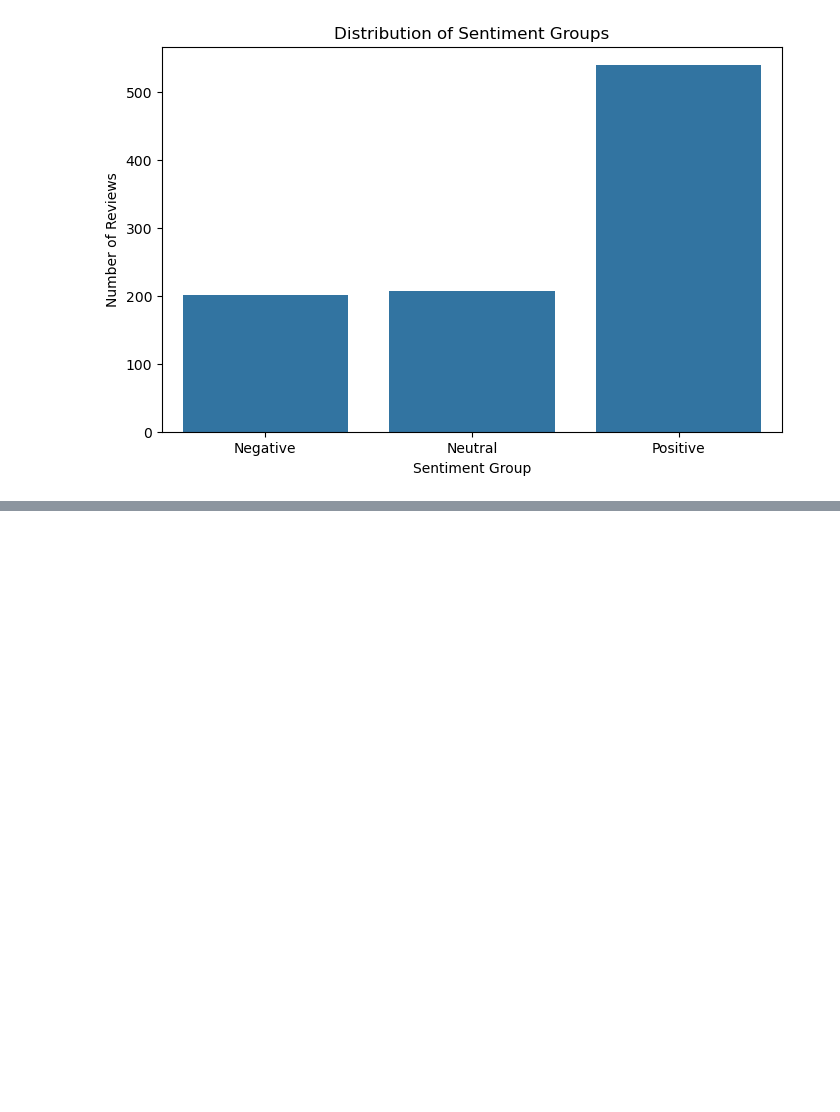
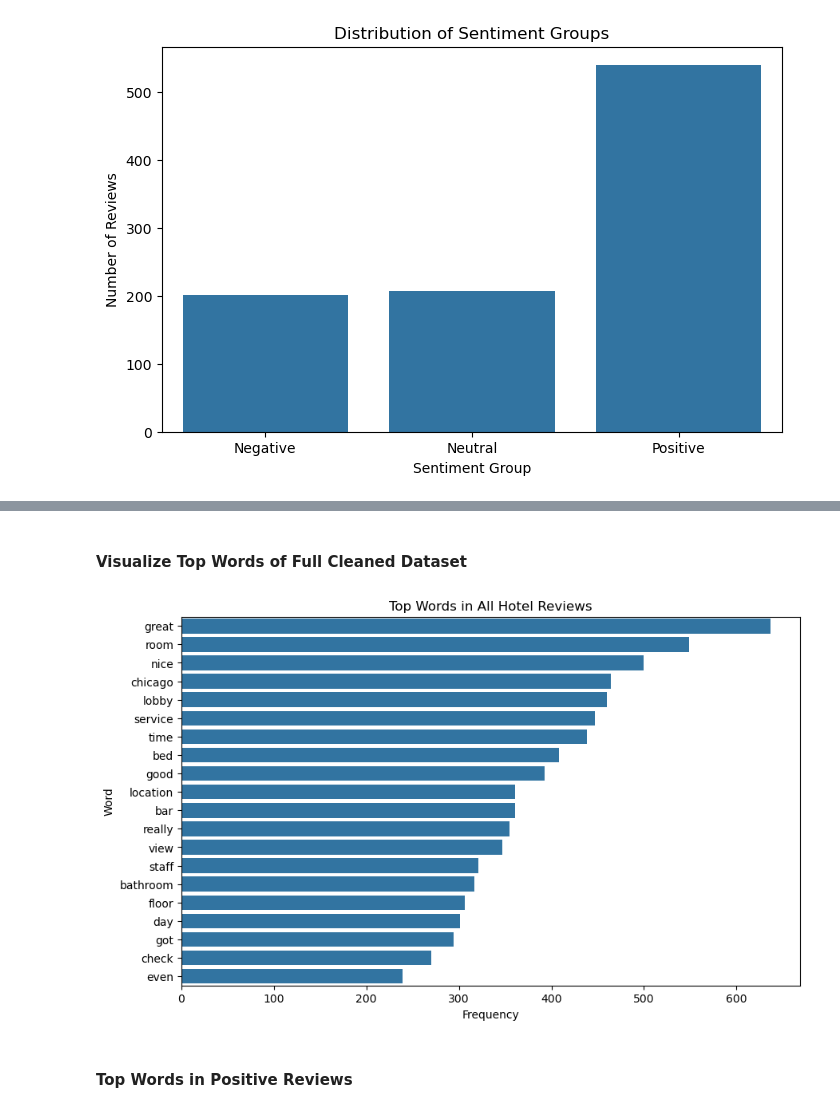
Before and after one commit to jtmcginley123/languageanalytics, a Jupyter notebook: Jackie/data-exploration.ipynb, the cells around one changed output, grey strips where cells are left out. Drawn from its saved outputs; the diff is of its cells as text; code cells hidden in the pictures; blank space fills up the shorter version.

```diff
--- a/Jackie/data-exploration.ipynb
+++ b/Jackie/data-exploration.ipynb
@@ -130,0 +185,14 @@ plt.show()
+# %%
+def get_top_words(text_series, n = 20):
+    vectorizer = CountVectorizer()
+    X = vectorizer.fit_transform(text_series)
+
+    word_counts = X.sum(axis = 0).A1
+    words = vectorizer.get_feature_names_out()
+
+    word_freq = pd.DataFrame({
+        "word": words,
+        "count": word_counts
+    }).sort_values(by = "count", ascending = False)
+
+    return word_freq.head(n)
@@ -130,0 +201,3 @@ plt.show()
+# %%
+topWords = get_top_words(yelp["cleanReview"], n = 20)
+topWords
@@ -130,0 +222,13 @@ plt.show()
+# %% [markdown]
+#### Visualize Top Words of Full Cleaned Dataset
+# %%
+plt.figure(figsize = (10, 6))
+sns.barplot(data = topWords, x = "count", y = "word")
+plt.title("Top Words in All Hotel Reviews")
+plt.xlabel("Frequency")
+plt.ylabel("Word")
+plt.show()
+# %% [output]
+[figure, added]
+# %% [markdown]
+#### Top Words in Positive Reviews
```
Also changed, not shown: parts of 29 cells of this notebook.
